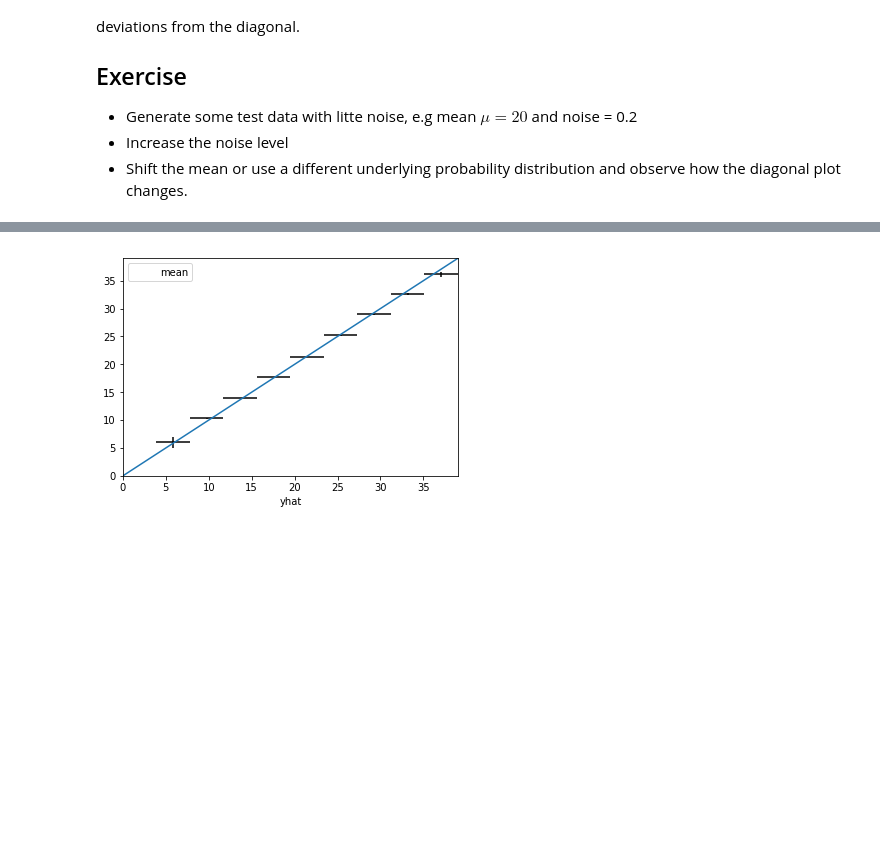
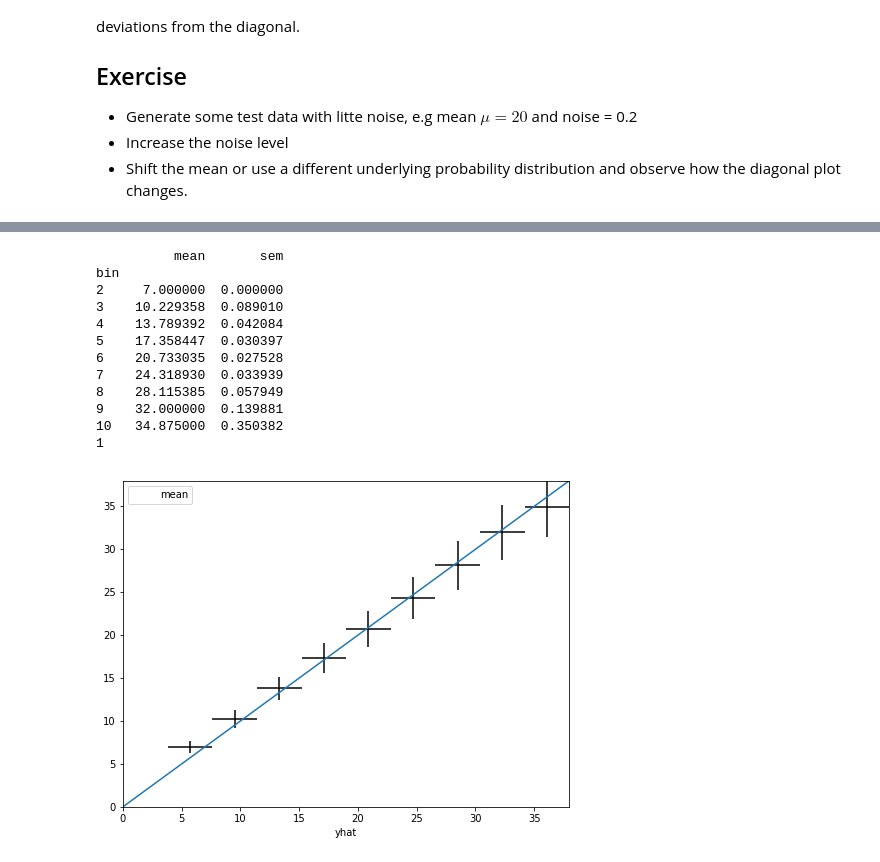
Before and after one commit to ukerzel/IUBHDemo, a Jupyter notebook: DiagonalPlot.ipynb, the cells around one changed output, grey strips where cells are left out. Drawn from its saved outputs; the diff is of its cells as text; code cells hidden in the pictures; blank space fills up the shorter version.

```diff
--- a/DiagonalPlot.ipynb
+++ b/DiagonalPlot.ipynb
@@ -77,34 +79,51 @@ binned = df.groupby('bin')
 
 # calculate mean and standard error of the mean for true values in each bin
 result = binned['y'].agg(['mean', 'sem'])
+print(result)
+
+
 
 #make sure that we have each a value in each bin and no NaNs
 #result = result.fillna(0.0)
 
-
 for i in range(1,n_bins+1):
     if i not in result.index:
+        print(i)
         result.loc[i] = [NaN,NaN]
 result = result.sort_index()
 
+# calculate the RMS of each bin for the result
+result['y_err'] = 1.0/len(result)*np.sqrt( (result['mean']**2))
 result['yhat'] = bin_centers
 result['yhat_err'] = bin_width / 2
 
 result.plot(
     x='yhat',
     y='mean',
     xerr='yhat_err',
-    yerr='sem',
+    yerr='y_err',
     linestyle='none',
     capsize=0,
     color='black',
 )
 
 #add a diagonalto guide the eye
 x_space = np.linspace(x_min, x_max)
 plt.plot(x_space, 1.0*x_space)
 plt.ylim(0, border)
 plt.xlim(0, border)
 plt.show()
 # %% [output]
+          mean       sem
+bin
+2     7.000000  0.000000
+3    10.229358  0.089010
+4    13.789392  0.042084
+5    17.358447  0.030397
+6    20.733035  0.027528
+7    24.318930  0.033939
+8    28.115385  0.057949
+9    32.000000  0.139881
+10   34.875000  0.350382
+1
-[figure, old version]
+[figure, new version]
```
Also changed, not shown: parts of 5 cells of this notebook.
